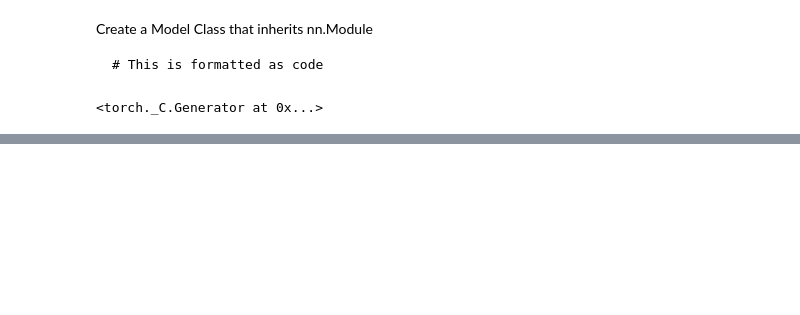
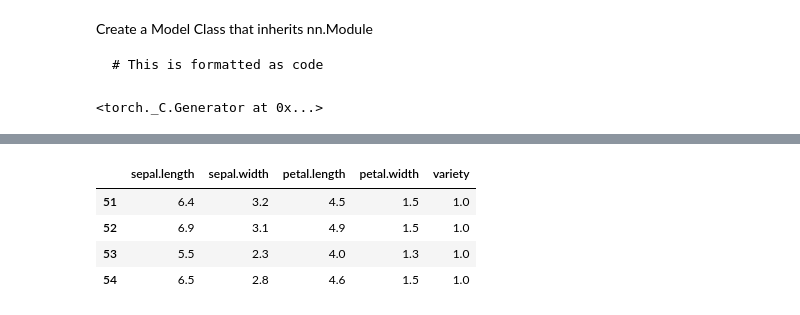
Before and after one commit to Roghiehghahremani/PyTorch-Codemy, a Jupyter notebook: Simple_NeuralNetwork.ipynb, the cells around one changed output, grey strips where cells are left out. Cells and saved outputs as stored; diff of their text form; code cells hidden in the pictures; blank space fills up the shorter version.

```diff
--- a/Simple_NeuralNetwork.ipynb
+++ b/Simple_NeuralNetwork.ipynb
@@ -34,0 +58,12 @@ model = Model()
+# %%
+my_df['variety'] =my_df['variety'].replace('Setosa', 0.0)
+my_df['variety'] =my_df['variety'].replace('Versicolor', 1.0)
+my_df['variety'] =my_df['variety'].replace('Virginica' ,2.0)
+
+my_df[51:55]
+# %% [output]
+|  | sepal.length | sepal.width | petal.length | petal.width | variety |
+| 51 | 6.4 | 3.2 | 4.5 | 1.5 | 1.0 |
+| 52 | 6.9 | 3.1 | 4.9 | 1.5 | 1.0 |
+| 53 | 5.5 | 2.3 | 4.0 | 1.3 | 1.0 |
+| 54 | 6.5 | 2.8 | 4.6 | 1.5 | 1.0 |
```
Also changed, not shown: parts of 13 cells of this notebook.
